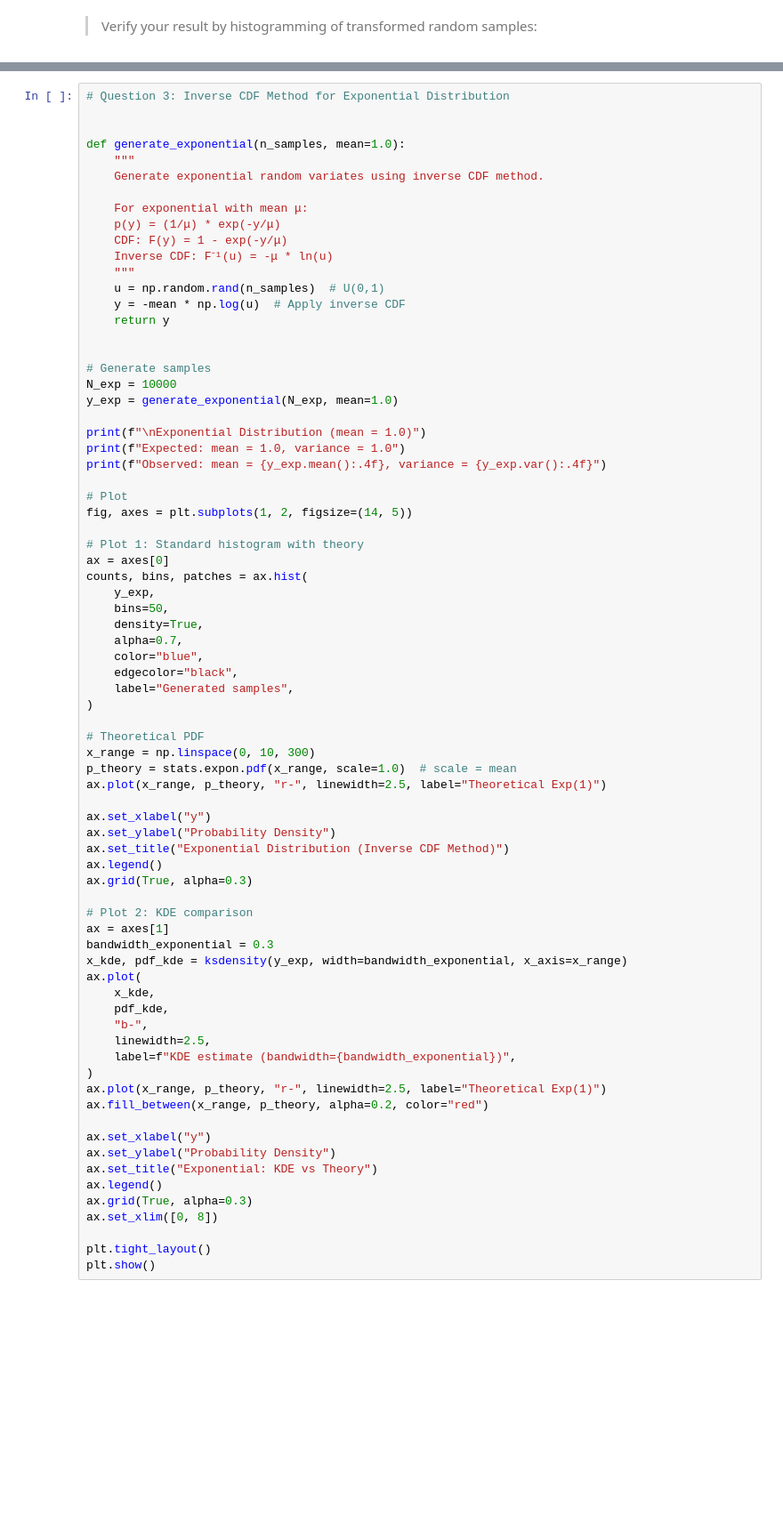
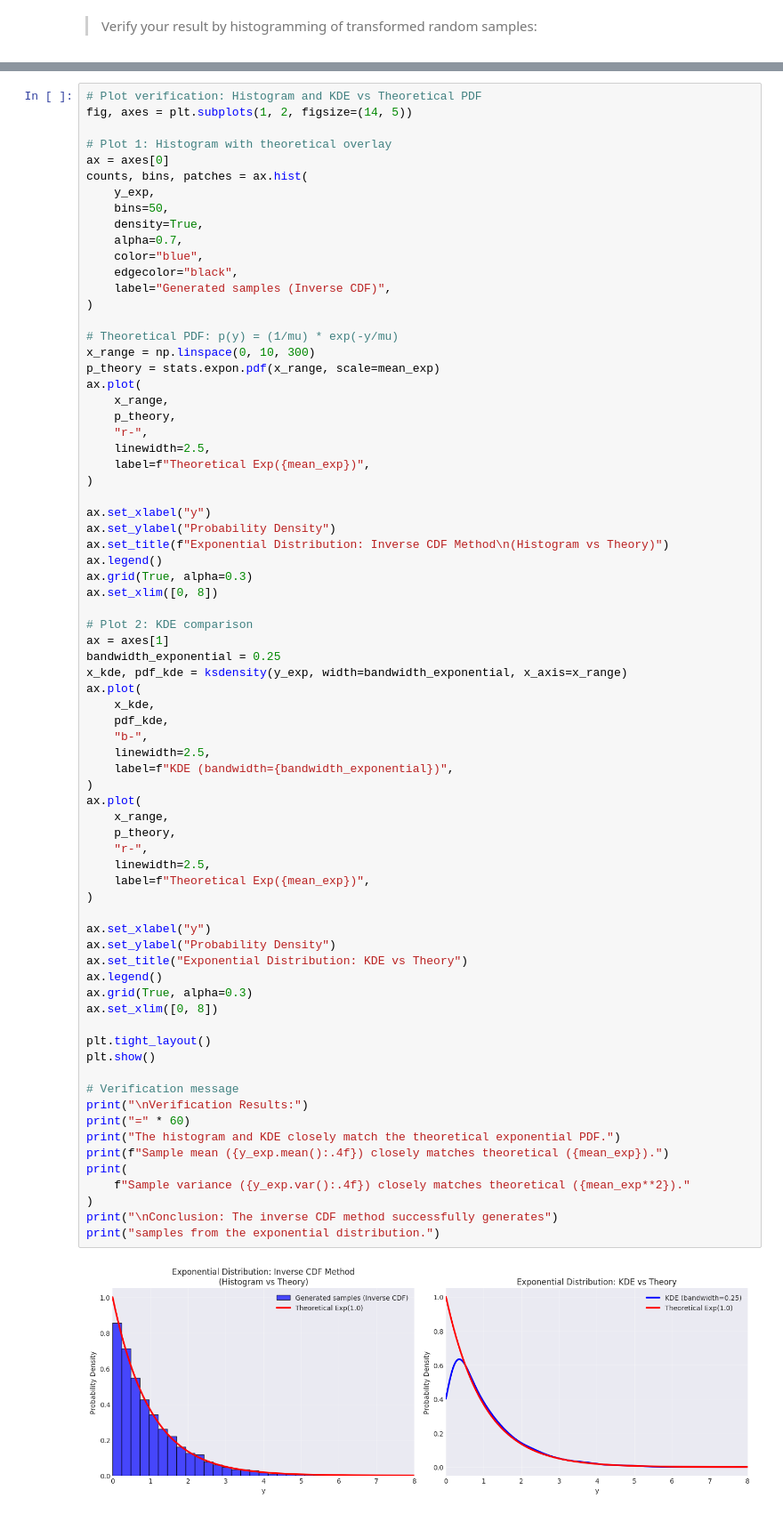
Before and after one commit to liuzihe02/iia, a Jupyter notebook: 3F3/rv_lab.ipynb, the cells around one changed output, grey strips where cells are left out. Shown at 89% size. Drawn from its saved outputs; the diff is of its cells as text; blank space fills up the shorter version.

```diff
--- a/3F3/rv_lab.ipynb
+++ b/3F3/rv_lab.ipynb
@@ -752,33 +867,8 @@ where the last step uses that $U$ is uniform on $(0,1)$.
 # %%
-# Question 3: Inverse CDF Method for Exponential Distribution
-
-
-def generate_exponential(n_samples, mean=1.0):
-    """
-    Generate exponential random variates using inverse CDF method.
-
-    For exponential with mean μ:
-    p(y) = (1/μ) * exp(-y/μ)
-    CDF: F(y) = 1 - exp(-y/μ)
-    Inverse CDF: F⁻¹(u) = -μ * ln(u)
-    """
-    u = np.random.rand(n_samples)  # U(0,1)
-    y = -mean * np.log(u)  # Apply inverse CDF
-    return y
-
-
-# Generate samples
-N_exp = 10000
-y_exp = generate_exponential(N_exp, mean=1.0)
-
-print(f"\nExponential Distribution (mean = 1.0)")
-print(f"Expected: mean = 1.0, variance = 1.0")
-print(f"Observed: mean = {y_exp.mean():.4f}, variance = {y_exp.var():.4f}")
-
-# Plot
+# Plot verification: Histogram and KDE vs Theoretical PDF
 fig, axes = plt.subplots(1, 2, figsize=(14, 5))
 
-# Plot 1: Standard histogram with theory
+# Plot 1: Histogram with theoretical overlay
 ax = axes[0]
 counts, bins, patches = ax.hist(
     y_exp,
@@ -787,41 +877,65 @@ counts, bins, patches = ax.hist(
     alpha=0.7,
     color="blue",
     edgecolor="black",
-    label="Generated samples",
+    label="Generated samples (Inverse CDF)",
 )
 
-# Theoretical PDF
+# Theoretical PDF: p(y) = (1/mu) * exp(-y/mu)
 x_range = np.linspace(0, 10, 300)
-p_theory = stats.expon.pdf(x_range, scale=1.0)  # scale = mean
-ax.plot(x_range, p_theory, "r-", linewidth=2.5, label="Theoretical Exp(1)")
+p_theory = stats.expon.pdf(x_range, scale=mean_exp)
+ax.plot(
+    x_range,
+    p_theory,
+    "r-",
+    linewidth=2.5,
+    label=f"Theoretical Exp({mean_exp})",
+)
 
 ax.set_xlabel("y")
 ax.set_ylabel("Probability Density")
-ax.set_title("Exponential Distribution (Inverse CDF Method)")
+ax.set_title(f"Exponential Distribution: Inverse CDF Method\n(Histogram vs Theory)")
 ax.legend()
 ax.grid(True, alpha=0.3)
+ax.set_xlim([0, 8])
 
 # Plot 2: KDE comparison
 ax = axes[1]
-bandwidth_exponential = 0.3
+bandwidth_exponential = 0.25
 x_kde, pdf_kde = ksdensity(y_exp, width=bandwidth_exponential, x_axis=x_range)
 ax.plot(
     x_kde,
     pdf_kde,
     "b-",
     linewidth=2.5,
-    label=f"KDE estimate (bandwidth={bandwidth_exponential})",
+    label=f"KDE (bandwidth={bandwidth_exponential})",
 )
-ax.plot(x_range, p_theory, "r-", linewidth=2.5, label="Theoretical Exp(1)")
-ax.fill_between(x_range, p_theory, alpha=0.2, color="red")
+ax.plot(
+    x_range,
+    p_theory,
+    "r-",
+    linewidth=2.5,
+    label=f"Theoretical Exp({mean_exp})",
+)
 
 ax.set_xlabel("y")
 ax.set_ylabel("Probability Density")
-ax.set_title("Exponential: KDE vs Theory")
+ax.set_title("Exponential Distribution: KDE vs Theory")
 ax.legend()
 ax.grid(True, alpha=0.3)
 ax.set_xlim([0, 8])
 
 plt.tight_layout()
 plt.show()
+
+# Verification message
+print("\nVerification Results:")
+print("=" * 60)
+print("The histogram and KDE closely match the theoretical exponential PDF.")
+print(f"Sample mean ({y_exp.mean():.4f}) closely matches theoretical ({mean_exp}).")
+print(
+    f"Sample variance ({y_exp.var():.4f}) closely matches theoretical ({mean_exp**2})."
+)
+print("\nConclusion: The inverse CDF method successfully generates")
+print("samples from the exponential distribution.")
 # %% [output]
+[figure, new version]
```
Also changed, not shown: parts of 16 cells of this notebook, 5 other files.
